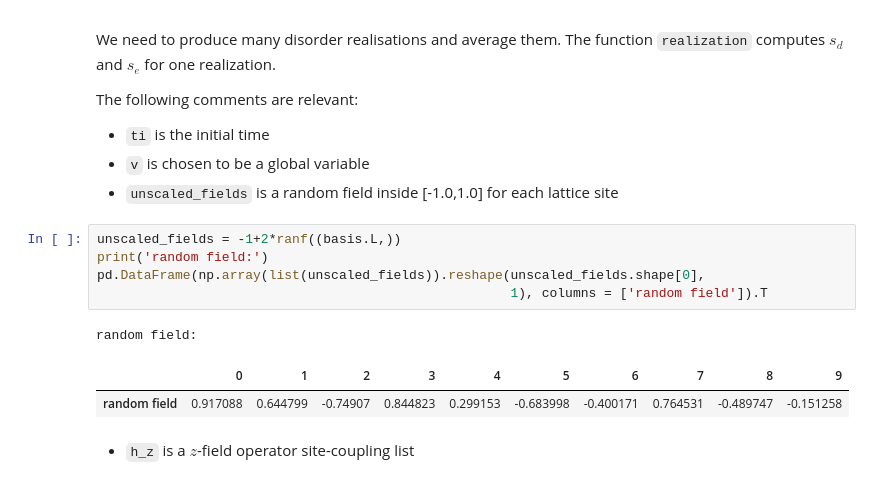
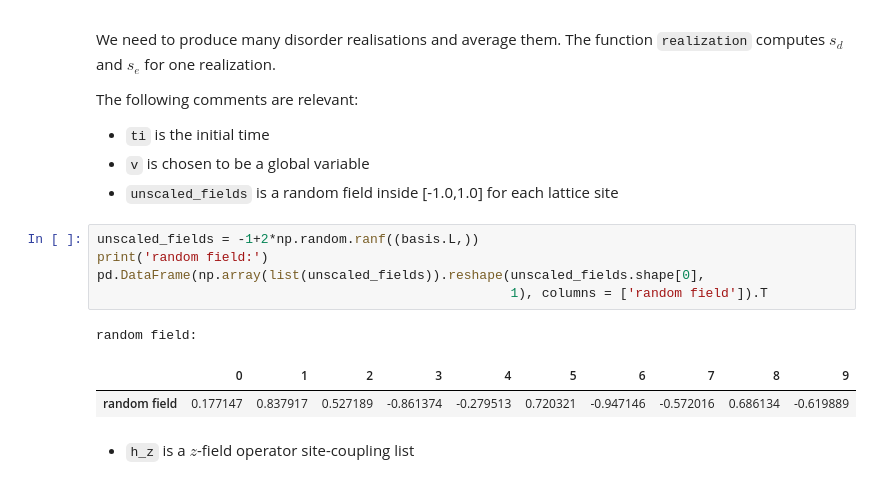
Before and after one commit to marcotav/quantum-systems-out-of-equilibrium, a Jupyter notebook: notebooks/MBL.ipynb, the cells around one changed output. Drawn from its saved outputs; the diff is of its cells as text.

```diff
--- a/notebooks/MBL.ipynb
+++ b/notebooks/MBL.ipynb
@@ -156,14 +186,14 @@ The following comments are relevant:
 - `v` is chosen to be a global variable
 - `unscaled_fields` is a random field inside [-1.0,1.0] for each lattice site
 # %%
-unscaled_fields = -1+2*ranf((basis.L,))
+unscaled_fields = -1+2*np.random.ranf((basis.L,))
 print('random field:')
 pd.DataFrame(np.array(list(unscaled_fields)).reshape(unscaled_fields.shape[0],
                                                      1), columns = ['random field']).T
 # %% [output]
 random field:
 |  | 0 | 1 | 2 | 3 | 4 | 5 | 6 | 7 | 8 | 9 |
-| random field | 0.917088 | 0.644799 | -0.74907 | 0.844823 | 0.299153 | -0.683998 | -0.400171 | 0.764531 | -0.489747 | -0.151258 |
+| random field | 0.177147 | 0.837917 | 0.527189 | -0.861374 | -0.279513 | 0.720321 | -0.947146 | -0.572016 | 0.686134 | -0.619889 |
 # %% [markdown]
 - `h_z` is a $z$-field operator site-coupling list
 # %%
```
Also changed, not shown: parts of 16 cells of this notebook.
